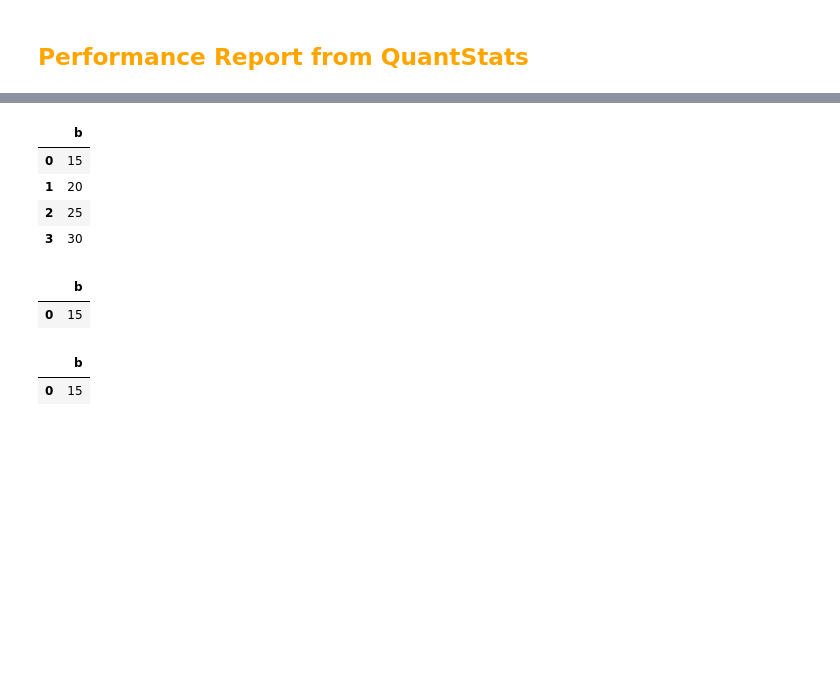
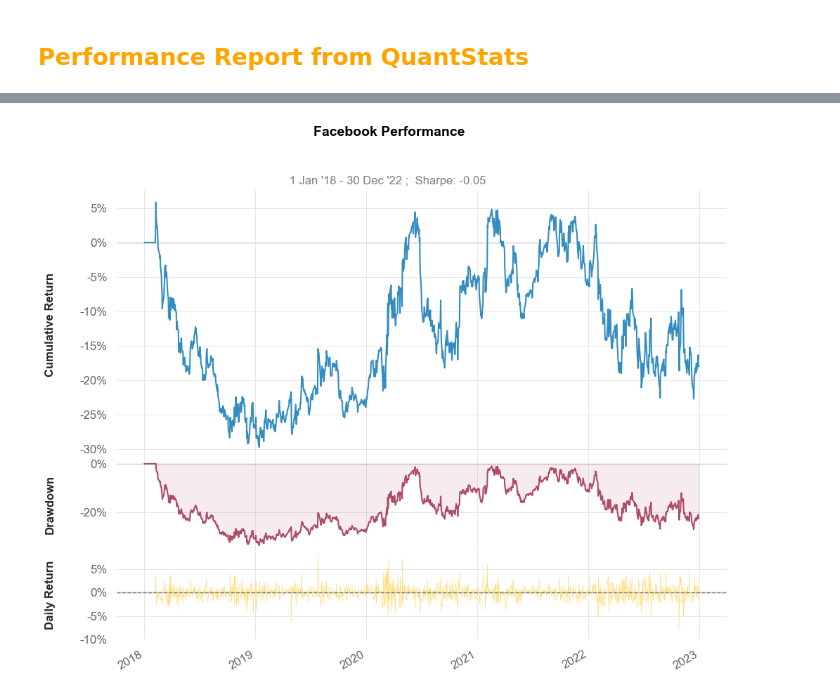
Before and after one commit to ninebel/nbacktest, a Jupyter notebook: examples/Example SMA Cross Trade.ipynb, the cells around one changed output, grey strips where cells are left out. Drawn from its saved outputs; the diff is of its cells as text; code cells hidden in the pictures; blank space fills up the shorter version.

```diff
--- a/examples/Example SMA Cross Trade.ipynb
+++ b/examples/Example SMA Cross Trade.ipynb
@@ -205,27 +213,5 @@ Strategy Visualization
-# %%
-import pandas as pd
-
-#df = pd.DataFrame(data={"a":[1,2,3,4,5]})
-df = pd.DataFrame()
-
-df.loc[:,"b"] = [15,20,25,30]
-
-df.head()
-# %% [output]
-|  | b |
-| 0 | 15 |
-| 1 | 20 |
-| 2 | 25 |
-| 3 | 30 |
-# %%
-df[0:0+1]
-# %% [output]
-|  | b |
-| 0 | 15 |
-# %%
-test = df.iloc[0:0+1]
-
-test.head()
-# %% [output]
-|  | b |
-| 0 | 15 |
+# %%
+%matplotlib inline
+qs.plots.snapshot(result["_equity"], title='Facebook Performance', show=True)
+# %% [output]
+[figure, added]
```
Also changed, not shown: parts of 10 cells of this notebook, 1 other file.
